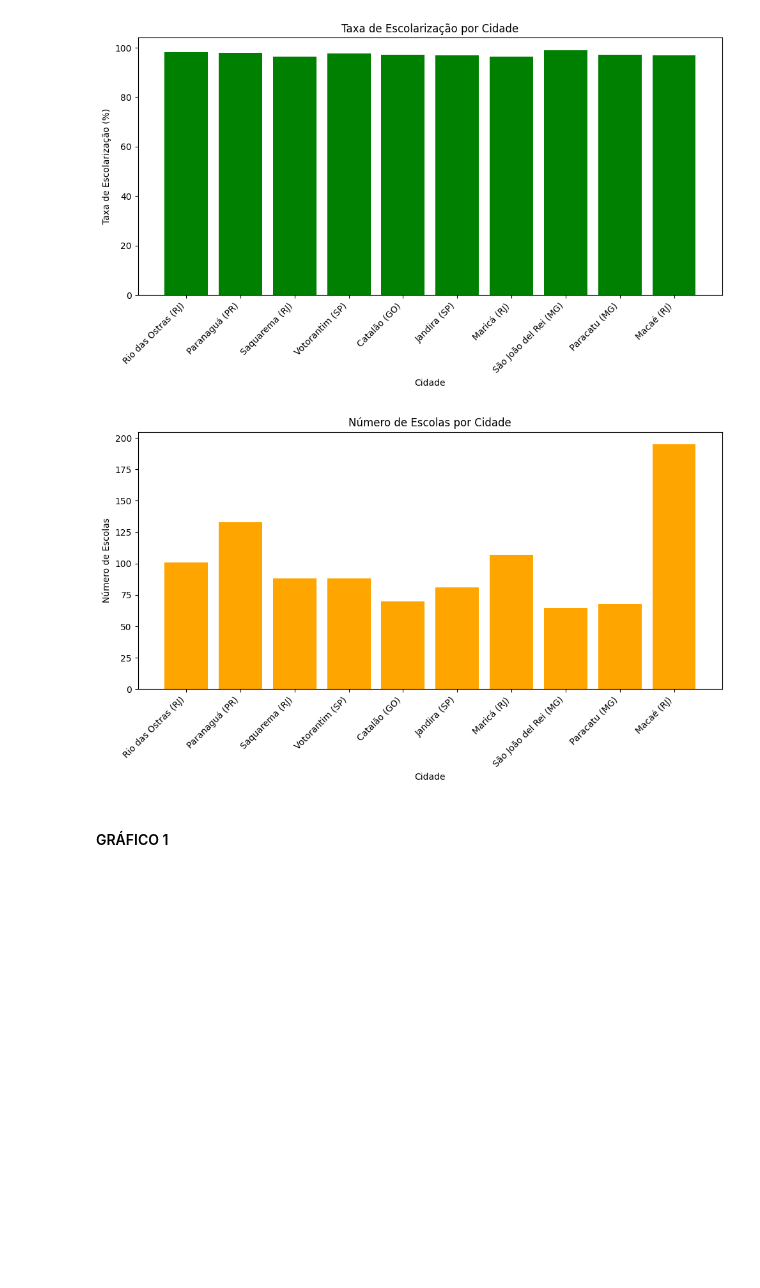
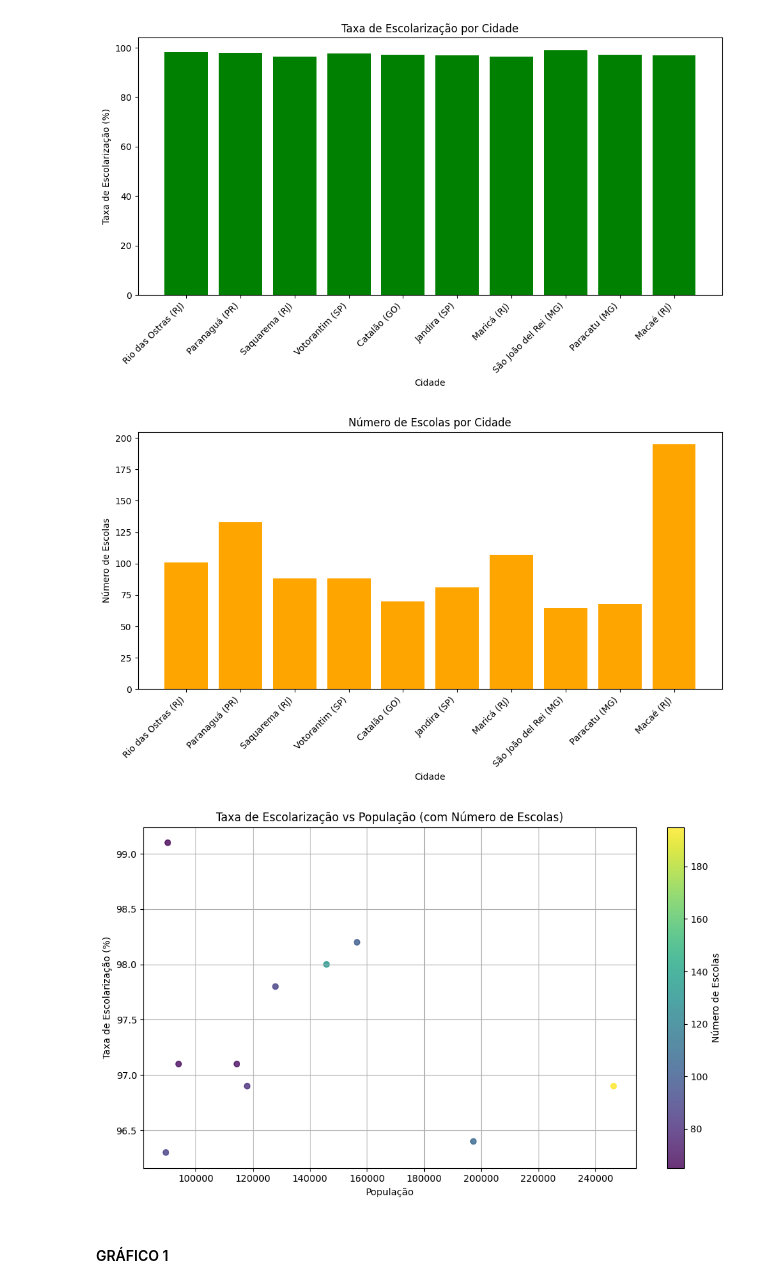
Before and after one commit to eduperottoni/web-scrapping-education-br, a Jupyter notebook: graficos.ipynb, the cells around one changed output. Cells and saved outputs as stored; diff of their text form; code cells hidden in the pictures; blank space fills up the shorter version.

```diff
--- a/graficos.ipynb
+++ b/graficos.ipynb
@@ -1,4 +1,5 @@
 # %%
+import os
 import json
 import matplotlib.pyplot as plt
 from collections import Counter
@@ -6,7 +7,7 @@ from collections import Counter
 # Passo 1: Carregar os dados do JSON
 
 # file_path = '/home/bridge/Documentos/UFSC/GERENCIA_DADOS/web-scrapping-education-br/cidades-completo.json
-file_path = os.path.join(os.getcwd(), 'web-scrapping-education-br', 'cidades-completo.json')
+file_path = os.path.join(os.getcwd(), 'cidades-completo.json')
 with open(file_path, 'r', encoding='utf-8') as f:
     data = json.load(f)
 
@@ -34,6 +35,17 @@ print("Taxa de escolarização por cidade:", education_rates)
 school_counts_by_city = [(cidade["cidade"], len(cidade["escolas"])) for cidade in data]
 
 print("Número de escolas por cidade:", school_counts_by_city)
+
+# Análise 5: Relação entre taxa de escolarização, população e número de escolas
+education_vs_population_schools = [
+    (
+        cidade["cidade"],
+        float(cidade["dados_ibge"]["taxa_escolarizacao"].replace(",", ".")),
+        int(cidade["dados_ibge"]["populacao"].replace(".", "")),
+        len(cidade["escolas"])
+    )
+    for cidade in data if "dados_ibge" in cidade
+]
 
 # Passo 3: Gerar os Gráficos
 
@@ -57,33 +69,49 @@ plt.show()
 # Gráfico 3: Taxa de escolarização por cidade
 cities, rates = zip(*education_rates)
 plt.figure(figsize=(10, 6))
 plt.bar(cities, rates, color="green")
 plt.title("Taxa de Escolarização por Cidade")
 plt.ylabel("Taxa de Escolarização (%)")
 plt.xlabel("Cidade")
 plt.xticks(rotation=45, ha='right')
 plt.tight_layout()
 plt.show()
 
 # Gráfico 4: Número de escolas por cidade
 cities, school_counts = zip(*school_counts_by_city)
 plt.figure(figsize=(10, 6))
 plt.bar(cities, school_counts, color="orange")
 plt.title("Número de Escolas por Cidade")
 plt.ylabel("Número de Escolas")
 plt.xlabel("Cidade")
 plt.xticks(rotation=45, ha='right')
 plt.tight_layout()
 plt.show()
+
+# Gráfico 5: Relação entre taxa de escolarização, população e número de escolas
+education_rates, populations, school_counts = zip(*[
+    (rate, population, schools) for _, rate, population, schools in education_vs_population_schools
+])
+
+plt.figure(figsize=(10, 6))
+scatter = plt.scatter(populations, education_rates, c=school_counts, cmap='viridis', alpha=0.8)
+plt.colorbar(scatter, label="Número de Escolas")
+plt.title("Taxa de Escolarização vs População (com Número de Escolas)")
+plt.xlabel("População")
+plt.ylabel("Taxa de Escolarização (%)")
+plt.grid(True)
+plt.tight_layout()
+plt.show()
 # %% [output]
 Distribuição de tipos de administração: Counter({'Escola pública': 694, 'Escola particular': 302})
 Distribuição dos níveis de educação: Counter({'Educação Infantil': 612, 'Ensino Fundamental': 598, 'Ensino Médio': 201, 'EJA - Educação para Jovens e Adultos': 84, 'Não informado': 42})
 Taxa de escolarização por cidade: [('Rio das Ostras (RJ)', 98.2), ('Paranaguá (PR)', 98.0), ('Saquarema (RJ)', 96.3), ('Votorantim (SP)', 97.8), ('Catalão (GO)', 97.1), ('Jandira (SP)', 96.9), ('Maric ...
 Número de escolas por cidade: [('Rio das Ostras (RJ)', 101), ('Paranaguá (PR)', 133), ('Saquarema (RJ)', 88), ('Votorantim (SP)', 88), ('Catalão (GO)', 70), ('Jandira (SP)', 81), ('Maricá (RJ)', 107), ...
 [figure]
 [figure]
 [figure]
 [figure]
+[figure, added]
 # %% [markdown]
 <h4>GRÁFICO 1</h4>
 # %% [raw]
```
Also changed, not shown: parts of 2 cells of this notebook.
